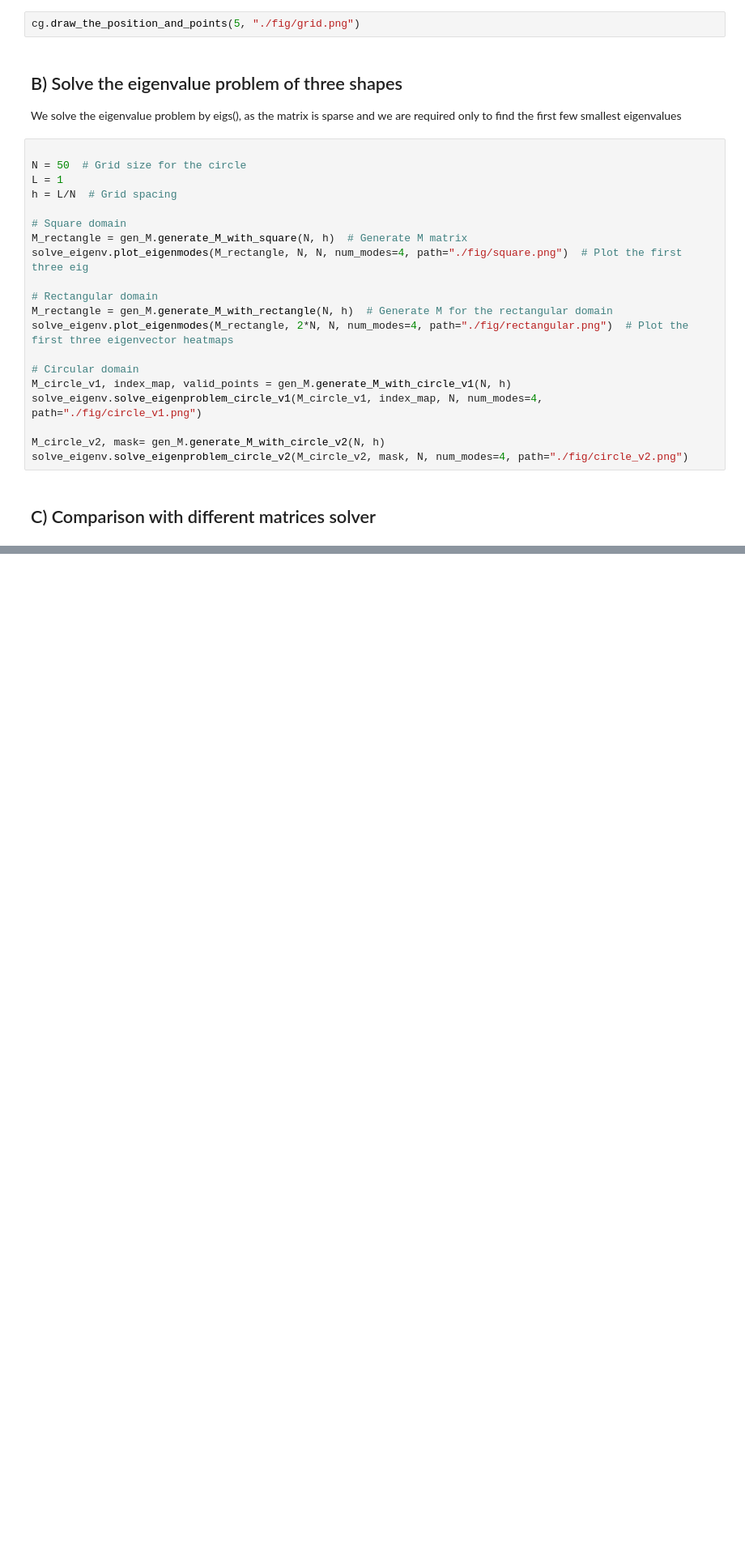
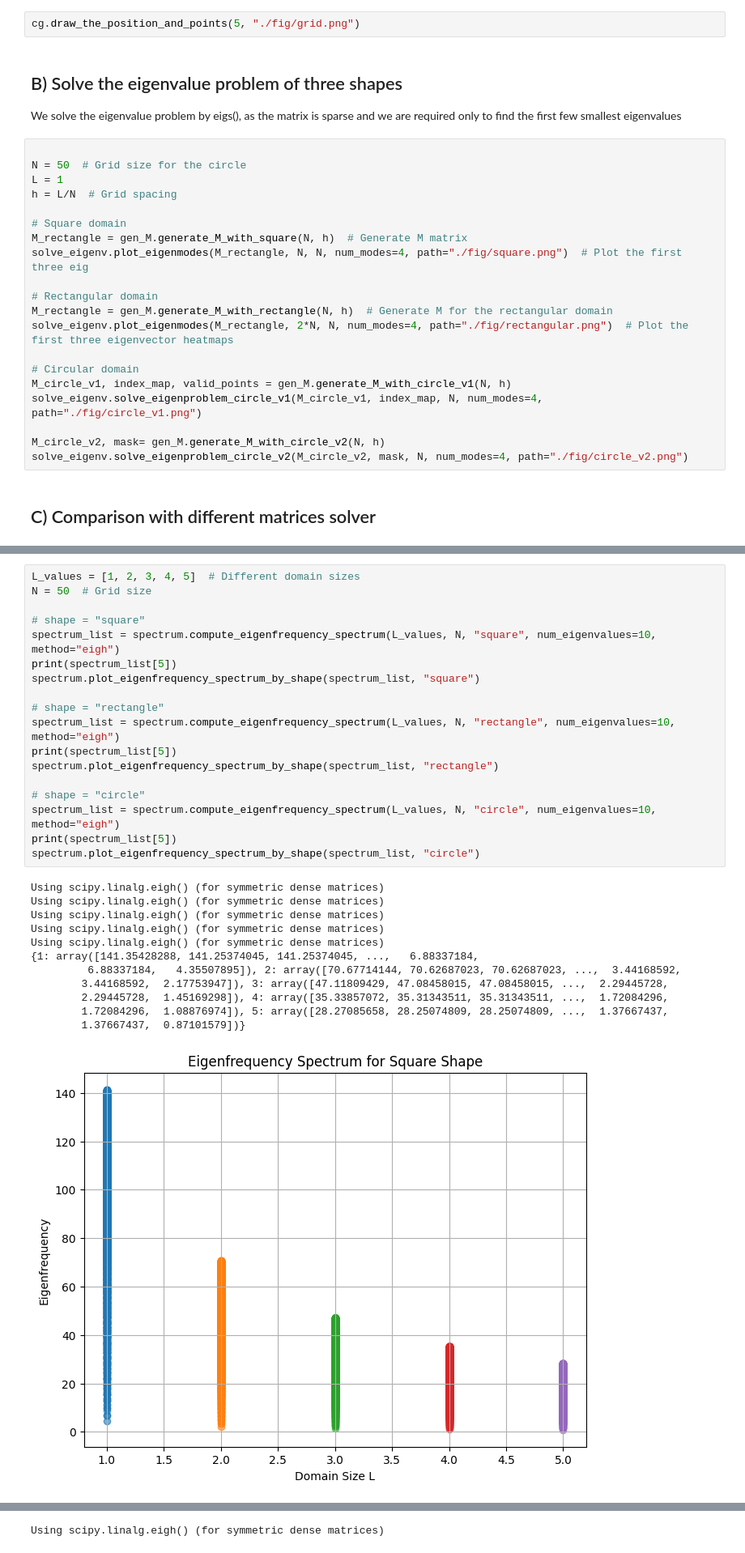
Before and after one commit to HarvestStars/sc_set3, a Jupyter notebook: presentation_3_1.ipynb, the cells around one changed output, grey strips where cells are left out. Shown at 81% size. Cells and saved outputs as stored; diff of their text form; blank space fills up the shorter version.

```diff
--- a/presentation_3_1.ipynb
+++ b/presentation_3_1.ipynb
@@ -57,0 +83,31 @@ solve_eigenv.solve_eigenproblem(M, method="eig", num_eigenvalues=6)
+# %%
+L_values = [1, 2, 3, 4, 5]  # Different domain sizes
+N = 50  # Grid size
+
+# shape = "square"
+spectrum_list = spectrum.compute_eigenfrequency_spectrum(L_values, N, "square", num_eigenvalues=10, method="eigh")
+print(spectrum_list[5])
+spectrum.plot_eigenfrequency_spectrum_by_shape(spectrum_list, "square")
+
+# shape = "rectangle"
+spectrum_list = spectrum.compute_eigenfrequency_spectrum(L_values, N, "rectangle", num_eigenvalues=10, method="eigh")
+print(spectrum_list[5])
+spectrum.plot_eigenfrequency_spectrum_by_shape(spectrum_list, "rectangle")
+
+# shape = "circle"
+spectrum_list = spectrum.compute_eigenfrequency_spectrum(L_values, N, "circle", num_eigenvalues=10, method="eigh")
+print(spectrum_list[5])
+spectrum.plot_eigenfrequency_spectrum_by_shape(spectrum_list, "circle")
+# %% [output]
+Using scipy.linalg.eigh() (for symmetric dense matrices)
+Using scipy.linalg.eigh() (for symmetric dense matrices)
+Using scipy.linalg.eigh() (for symmetric dense matrices)
+Using scipy.linalg.eigh() (for symmetric dense matrices)
+Using scipy.linalg.eigh() (for symmetric dense matrices)
+{1: array([141.35428288, 141.25374045, 141.25374045, ...,   6.88337184,
+         6.88337184,   4.35507895]), 2: array([70.67714144, 70.62687023, 70.62687023, ...,  3.44168592,
+        3.44168592,  2.17753947]), 3: array([47.11809429, 47.08458015, 47.08458015, ...,  2.29445728,
+        2.29445728,  1.45169298]), 4: array([35.33857072, 35.31343511, 35.31343511, ...,  1.72084296,
+        1.72084296,  1.08876974]), 5: array([28.27085658, 28.25074809, 28.25074809, ...,  1.37667437,
+        1.37667437,  0.87101579])}
+[figure, added]
@@ -57,0 +126 @@ solve_eigenv.solve_eigenproblem(M, method="eig", num_eigenvalues=6)
+Using scipy.linalg.eigh() (for symmetric dense matrices)
```
Also changed, not shown: parts of 5 cells of this notebook, 4 other files.
